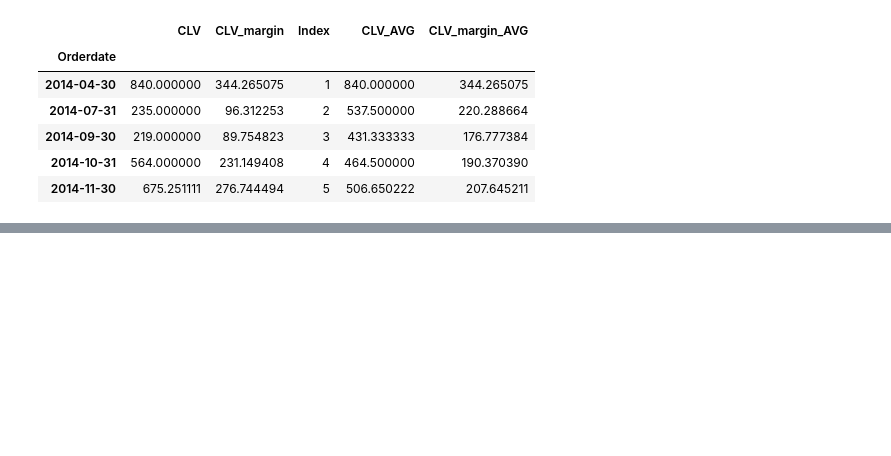
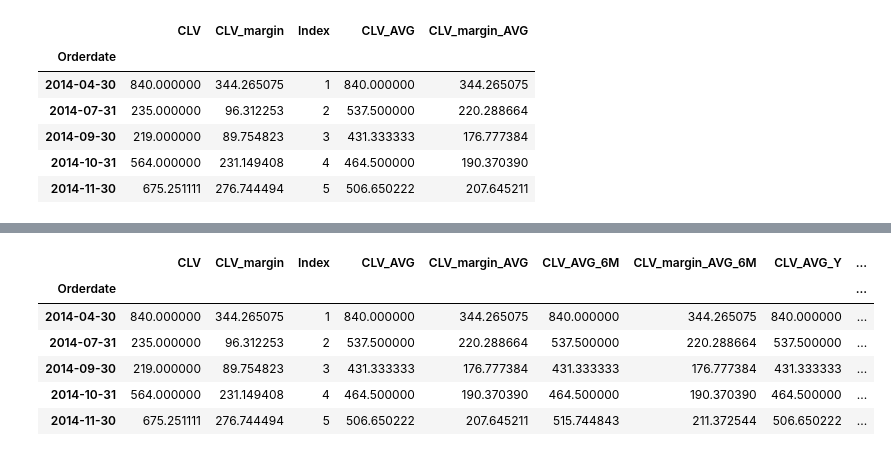
Before and after one commit to iwb-digital-growth-agency/python, a Jupyter notebook: CLV_Maxilia - nieuwe data set.ipynb, the cells around one changed output, grey strips where cells are left out. Saved outputs shown, nothing was run; the diff lists cells and outputs as text; code cells hidden in the pictures; blank space fills up the shorter version.

```diff
--- a/CLV_Maxilia - nieuwe data set.ipynb
+++ b/CLV_Maxilia - nieuwe data set.ipynb
@@ -532,0 +523,15 @@ df_transacties.tail(10)
+# %%
+# Toevoegen van gemiddelde CLV aan de data set bij CLV berekend met churn per jaar
+df_clv_cum_Y = df_transacties[['CLV_churn_Y', 'CLV_margin_churn_Y']].copy()
+df_clv_cum_Y.dropna(inplace=True)
+df_clv_cum['CLV_AVG_Y'] = df_clv_cum_Y['CLV_churn_Y'].cumsum().div(df_clv_cum['Index'])
+df_clv_cum['CLV_margin_AVG_Y'] = df_clv_cum_Y['CLV_margin_churn_Y'].cumsum().div(df_clv_cum['Index'])
+df_clv_cum.head()
+# %% [output]
+|  | CLV | CLV_margin | Index | CLV_AVG | CLV_margin_AVG | CLV_AVG_6M | CLV_margin_AVG_6M | CLV_AVG_Y | ... |
+| Orderdate |  |  |  |  |  |  |  |  | ... |
+| 2014-04-30 | 840.000000 | 344.265075 | 1 | 840.000000 | 344.265075 | 840.000000 | 344.265075 | 840.000000 | ... |
+| 2014-07-31 | 235.000000 | 96.312253 | 2 | 537.500000 | 220.288664 | 537.500000 | 220.288664 | 537.500000 | ... |
+| 2014-09-30 | 219.000000 | 89.754823 | 3 | 431.333333 | 176.777384 | 431.333333 | 176.777384 | 431.333333 | ... |
+| 2014-10-31 | 564.000000 | 231.149408 | 4 | 464.500000 | 190.370390 | 464.500000 | 190.370390 | 464.500000 | ... |
+| 2014-11-30 | 675.251111 | 276.744494 | 5 | 506.650222 | 207.645211 | 515.744843 | 211.372544 | 506.650222 | ... |
```
Also changed, not shown: parts of 27 cells of this notebook, 3 other files.
